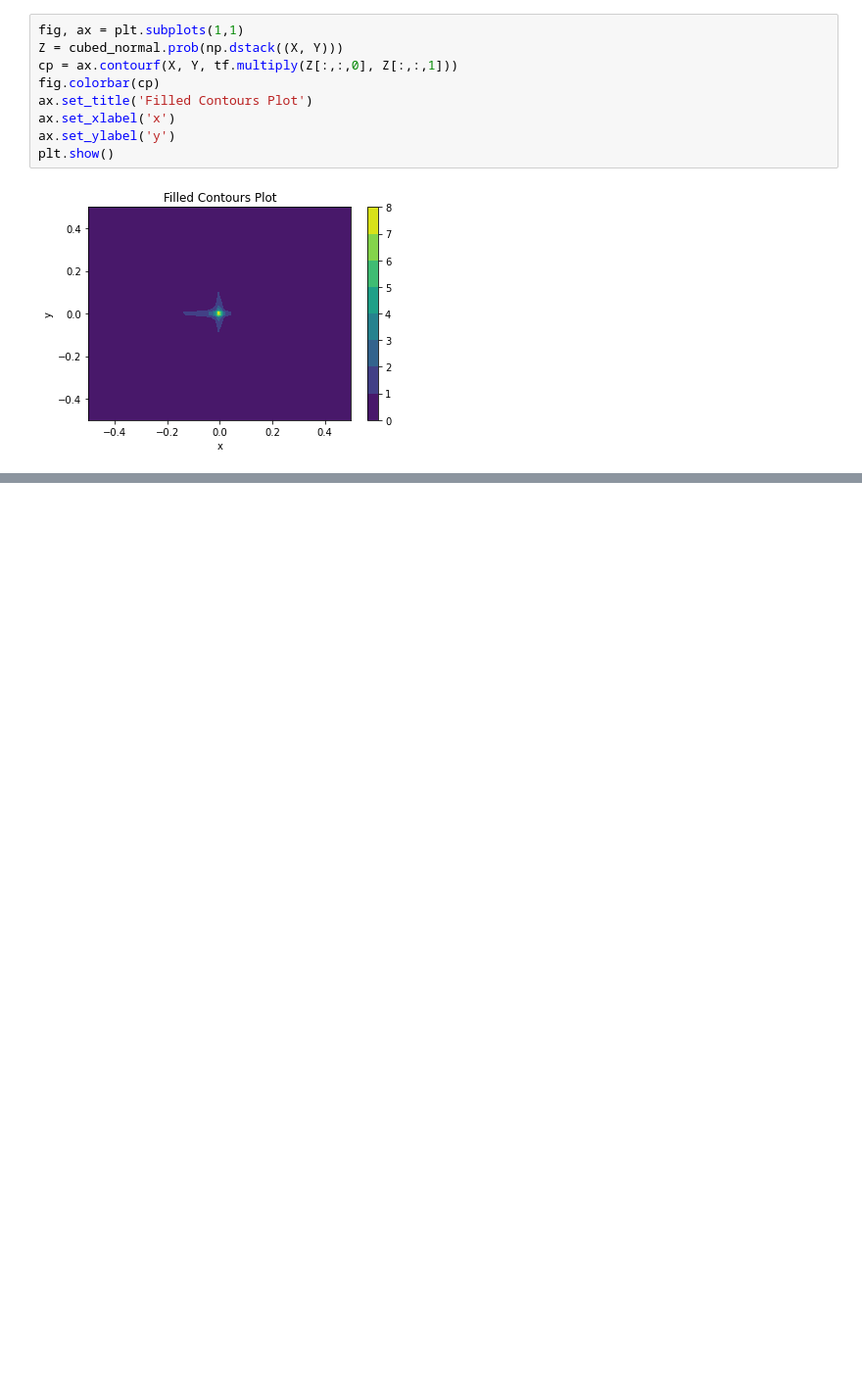
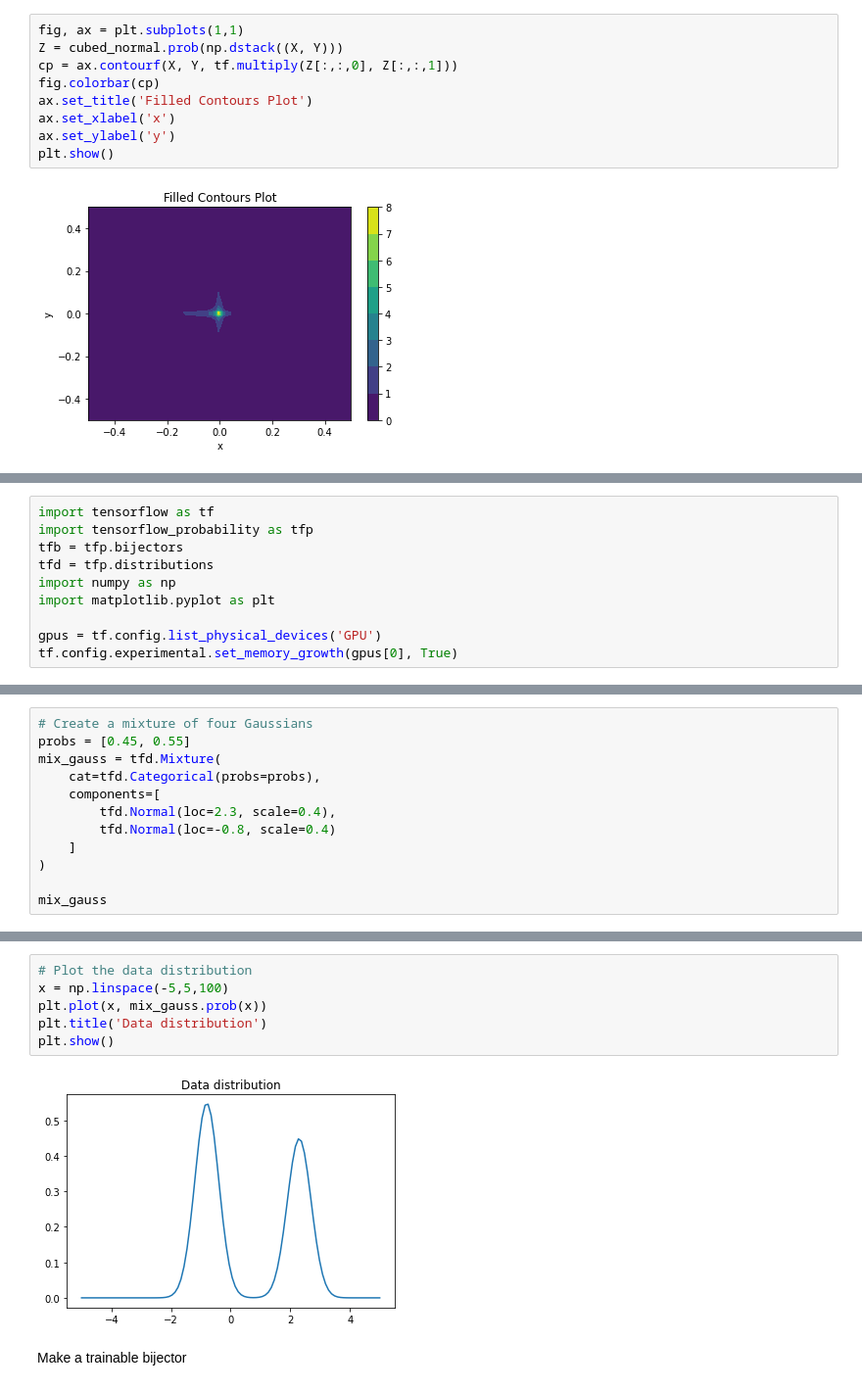
Before and after one commit to CyberPlayerOne/2021-TensorFlow_2_for_Deep_Learning_Specialization, a Jupyter notebook: probabilistic-deep-learning-with-tensorflow2/03_bijectors-and-normalising-flows/04_subclassing-bijectors/notebook.ipynb, the cells around one changed output, grey strips where cells are left out. Shown at 98% size. Saved outputs shown, nothing was run; the diff lists cells and outputs as text; blank space fills up the shorter version.

```diff
--- a/probabilistic-deep-learning-with-tensorflow2/03_bijectors-and-normalising-flows/04_subclassing-bijectors/notebook.ipynb
+++ b/probabilistic-deep-learning-with-tensorflow2/03_bijectors-and-normalising-flows/04_subclassing-bijectors/notebook.ipynb
@@ -407,0 +437,10 @@ plt.show()
+# %%
+import tensorflow as tf
+import tensorflow_probability as tfp
+tfb = tfp.bijectors
+tfd = tfp.distributions
+import numpy as np
+import matplotlib.pyplot as plt
+
+gpus = tf.config.list_physical_devices('GPU')
+tf.config.experimental.set_memory_growth(gpus[0], True)
@@ -407,0 +498,12 @@ plt.show()
+# %%
+# Create a mixture of four Gaussians
+probs = [0.45, 0.55]
+mix_gauss = tfd.Mixture(
+    cat=tfd.Categorical(probs=probs),
+    components=[
+        tfd.Normal(loc=2.3, scale=0.4),
+        tfd.Normal(loc=-0.8, scale=0.4)
+    ]
+)
+
+mix_gauss
@@ -407,0 +542,10 @@ plt.show()
+# %%
+# Plot the data distribution
+x = np.linspace(-5,5,100)
+plt.plot(x, mix_gauss.prob(x))
+plt.title('Data distribution')
+plt.show()
+# %% [output]
+[figure, added]
+# %% [markdown]
+Make a trainable bijector
```
Also changed, not shown: parts of 24 cells of this notebook.
